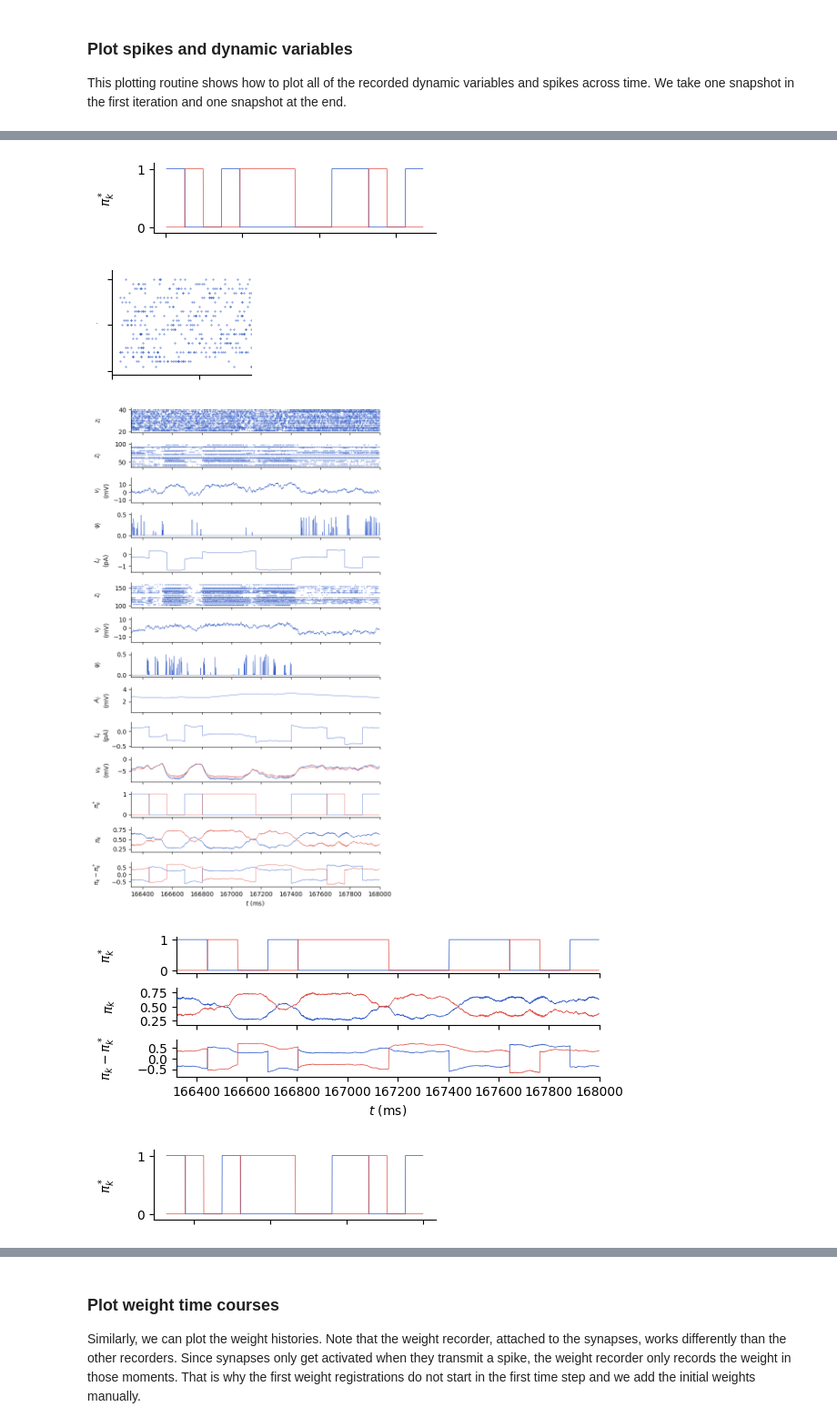
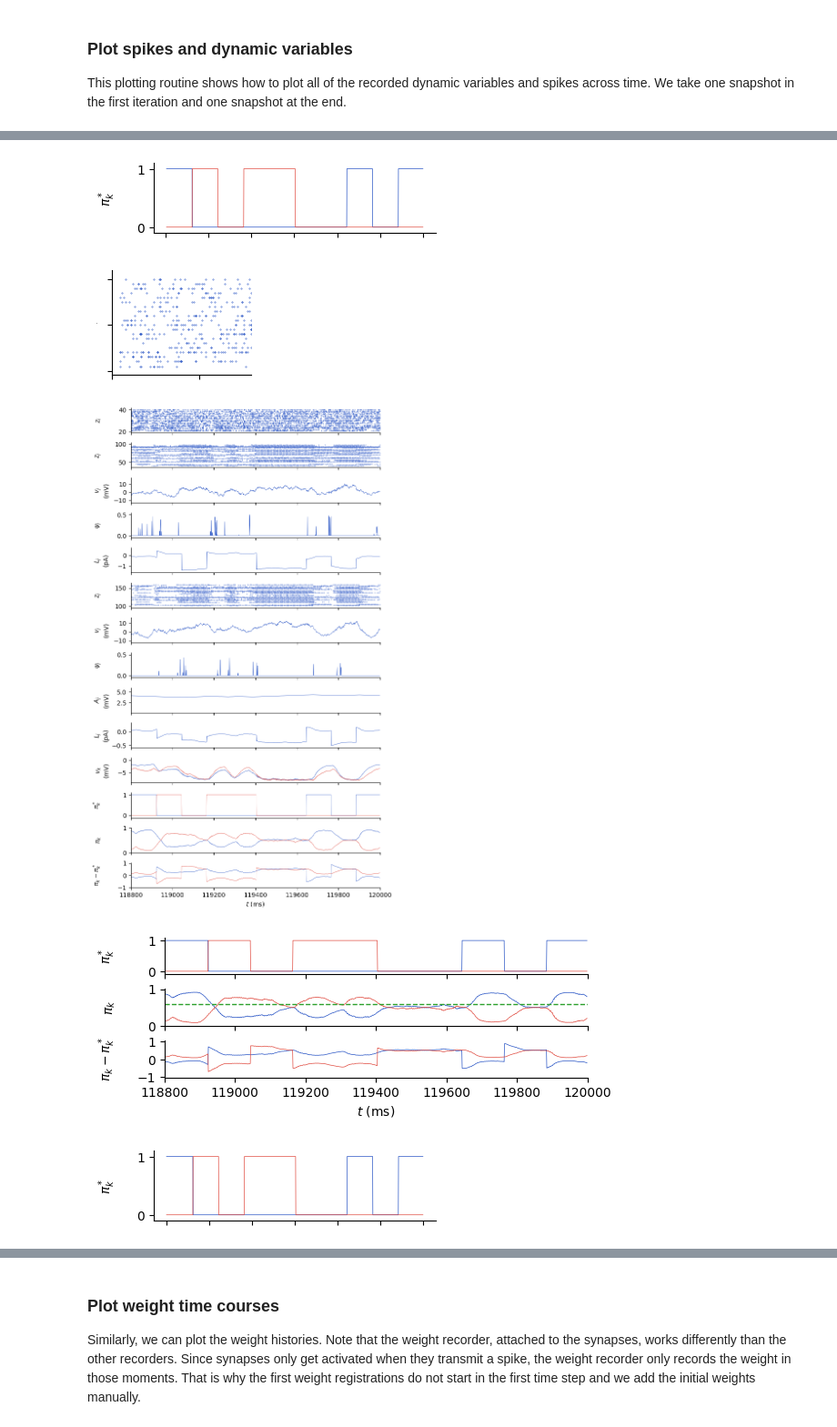
Before and after one commit to Hadlar99/e-prop_master_nmbu, a Jupyter notebook: code_binary/eprop_seq_two_classes_silence_pca.ipynb, the cells around one changed output, grey strips where cells are left out. Shown at 91% size. Drawn from its saved outputs; the diff is of its cells as text; code cells hidden in the pictures.

```diff
--- a/code_binary/eprop_seq_two_classes_silence_pca.ipynb
+++ b/code_binary/eprop_seq_two_classes_silence_pca.ipynb
@@ -101,7 +101,7 @@ n_batch = 1  # batch size, 1 in reference [2]
 n_iter = 100  # number of iterations, 2000 in reference [2]
 
 steps = {
-    "sequence": 1680,  # time steps of one full sequence
+    "sequence": 1200,  # time steps of one full sequence
 }
 
 steps["learning_window"] = steps["sequence"]  # time steps of window with non-zero learning signals
@@ -872,6 +871,8 @@ for xlims in [(0, steps["sequence"]), (steps["task"] - steps["sequence"], steps[
     plot_recordable(axs_grouped[0], events_mm_out, "target_signal", r"$\pi^*_k$" + "\n", xlims)
     plot_recordable(axs_grouped[1], events_mm_out, "readout_signal", r"$\pi_k$" + "\n", xlims)
     plot_recordable(axs_grouped[2], events_mm_out, "error_signal", r"$\pi_k-\pi^*_k$" + "\n", xlims)
+    axs_grouped[1].axhline(y=0.6, color="tab:green", linewidth=1, linestyle="--")
+
 
     axs_grouped[-1].set_xlabel(r"$t$ (ms)")
     axs_grouped[-1].set_xlim(*xlims)
@@ -902,8 +903,8 @@ for xlims in [(0, steps["sequence"]), (steps["task"] - steps["sequence"], steps[
-[figure, old version]
+[figure, new version]
-[figure, old version]
+[figure, new version]
-[figure, old version]
+[figure, new version]
-[figure, old version]
+[figure, new version]
-[figure, old version]
+[figure, new version]
 [figure]
 # %% [markdown]
 ### Plot weight time courses
```
Also changed, not shown: parts of 18 cells of this notebook, 1 other file.
